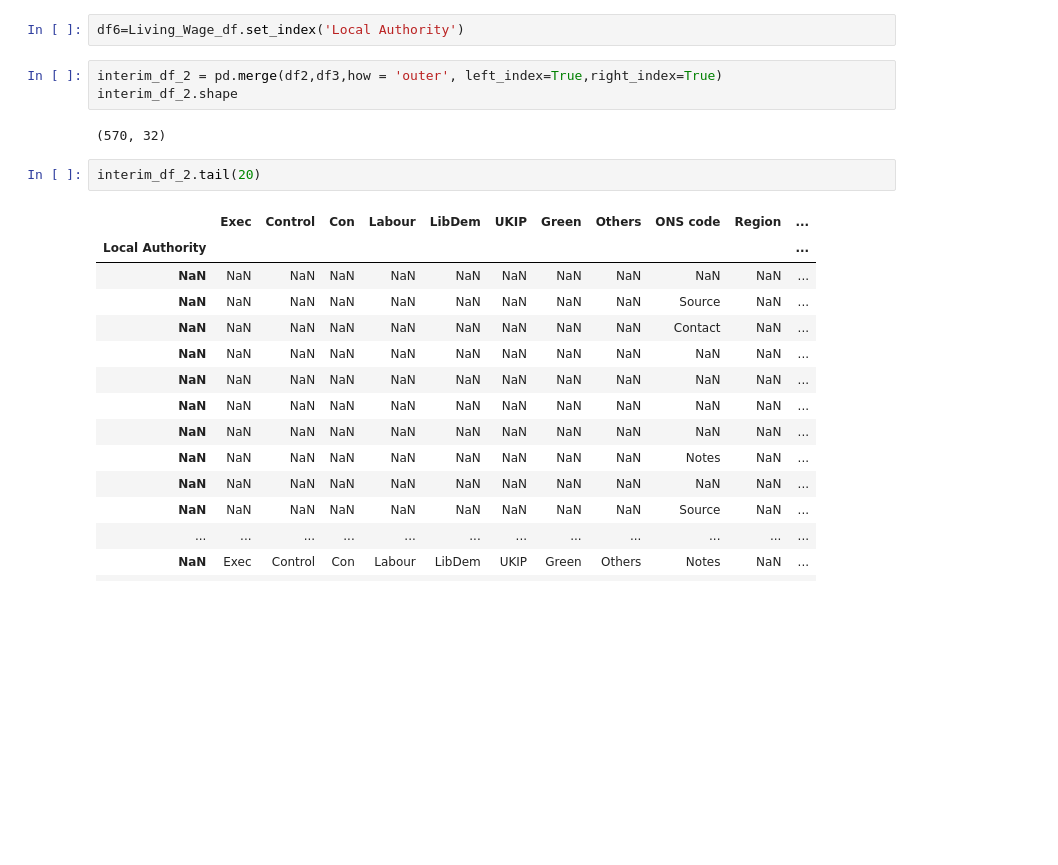
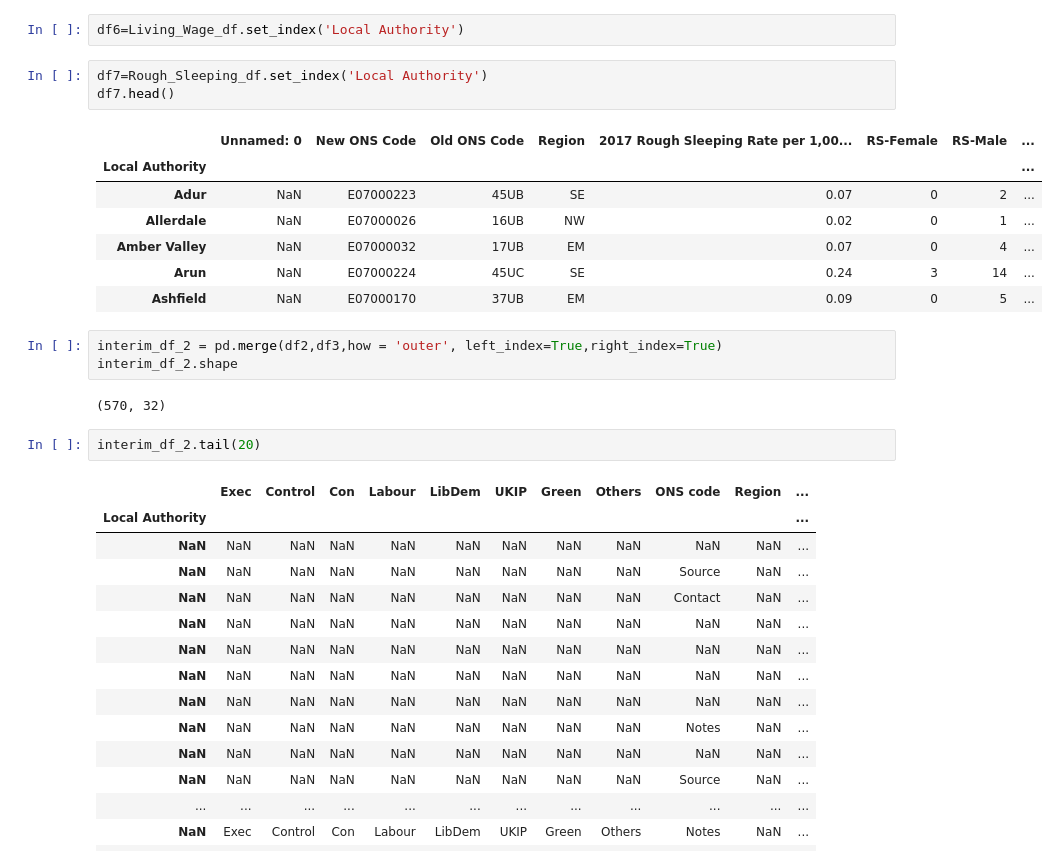
Before and after one commit to beatless13/world-dom-begins, a Jupyter notebook: Working Files-Copy2.ipynb, the cells around one changed output. Cells and saved outputs as stored; diff of their text form; blank space fills up the shorter version.

```diff
--- a/Working Files-Copy2.ipynb
+++ b/Working Files-Copy2.ipynb
@@ -132,5 +164,16 @@ df5=Benefits_spending_df.set_index('Local Authority')
 # %%
 df6=Living_Wage_df.set_index('Local Authority')
+# %%
+df7=Rough_Sleeping_df.set_index('Local Authority')
+df7.head()
+# %% [output]
+|  | Unnamed: 0 | New ONS Code | Old ONS Code | Region | 2017 Rough Sleeping Rate per 1,00... | RS-Female | RS-Male | ... |
+| Local Authority |  |  |  |  |  |  |  | ... |
+| Adur | NaN | E07000223 | 45UB | SE | 0.07 | 0 | 2 | ... |
+| Allerdale | NaN | E07000026 | 16UB | NW | 0.02 | 0 | 1 | ... |
+| Amber Valley | NaN | E07000032 | 17UB | EM | 0.07 | 0 | 4 | ... |
+| Arun | NaN | E07000224 | 45UC | SE | 0.24 | 3 | 14 | ... |
+| Ashfield | NaN | E07000170 | 37UB | EM | 0.09 | 0 | 5 | ... |
 # %%
 interim_df_2 = pd.merge(df2,df3,how = 'outer', left_index=True,right_index=True)
 interim_df_2.shape
```
Also changed, not shown: parts of 12 cells of this notebook, 7 other files.
